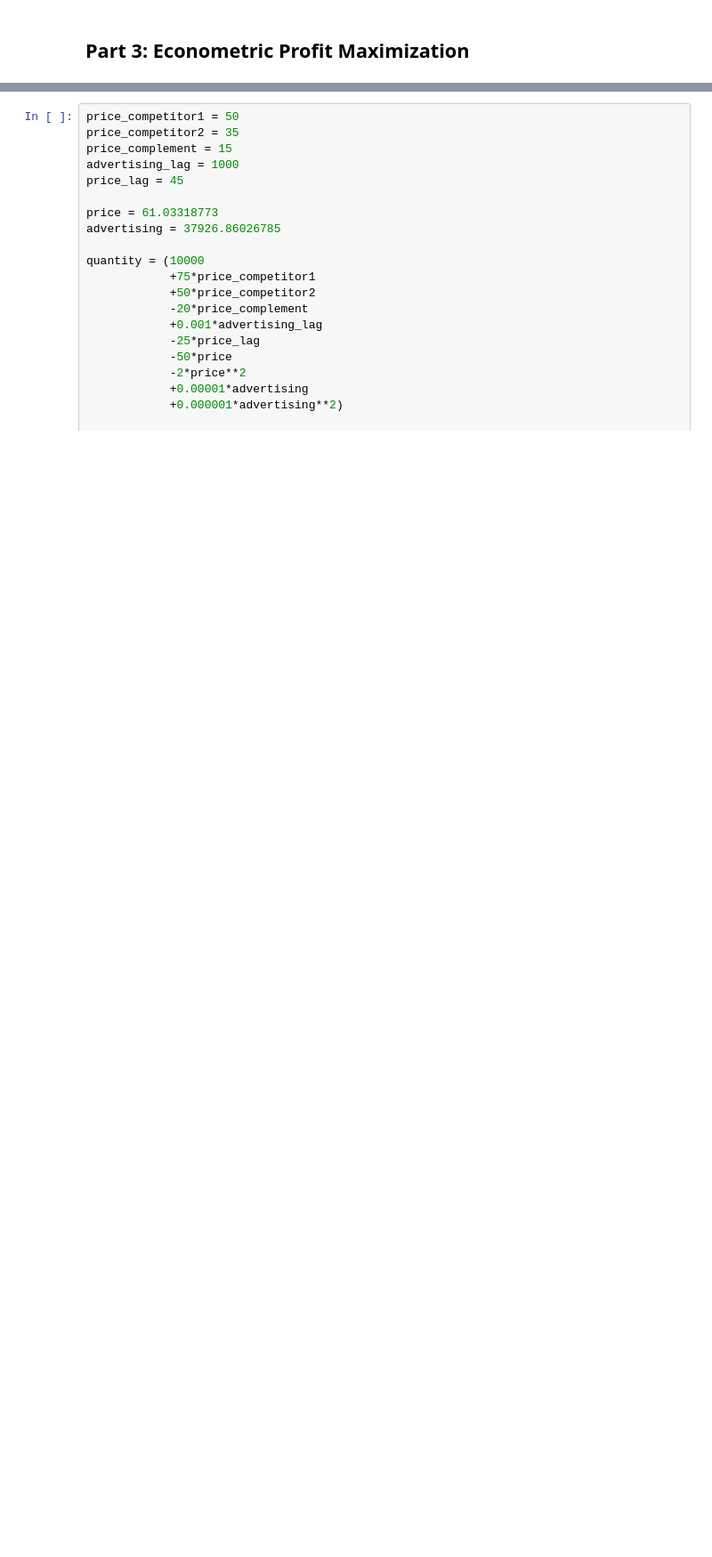
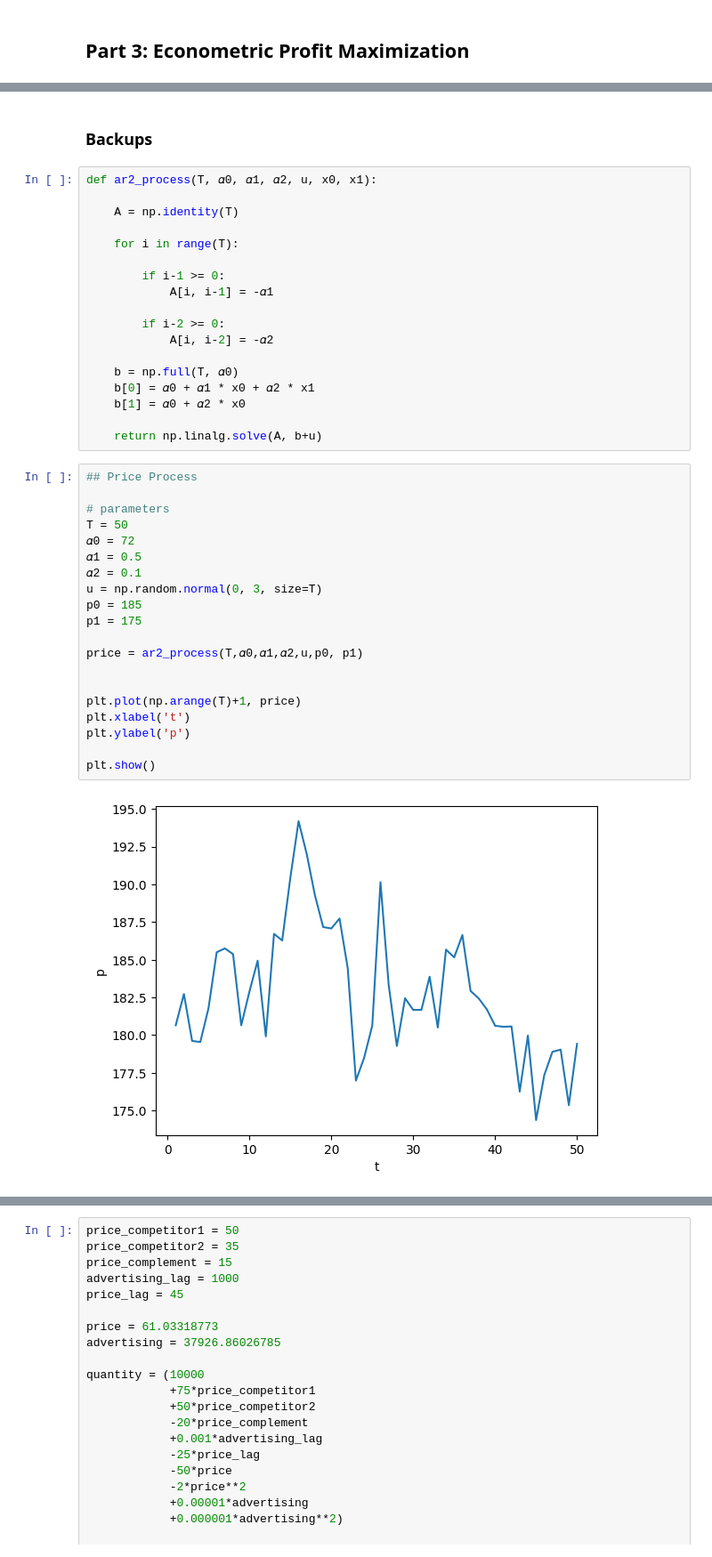
Before and after one commit to jakepenzak/blog-posts, a Jupyter notebook: Optimization/Main Driver.ipynb, the cells around one changed output, grey strips where cells are left out. Shown at 89% size. Drawn from its saved outputs; the diff is of its cells as text; blank space fills up the shorter version.

```diff
--- a/Optimization/Main Driver.ipynb
+++ b/Optimization/Main Driver.ipynb
@@ -267,0 +473,42 @@ Convergence Achieved (4 iterations): Solution = {digital_advertising: 69512.4158
+# %% [markdown]
+### Backups
+# %%
+def ar2_process(T, 𝛼0, 𝛼1, 𝛼2, u, x0, x1):
+
+    A = np.identity(T)
+
+    for i in range(T):
+
+        if i-1 >= 0:
+            A[i, i-1] = -𝛼1
+
+        if i-2 >= 0:
+            A[i, i-2] = -𝛼2
+
+    b = np.full(T, 𝛼0)
+    b[0] = 𝛼0 + 𝛼1 * x0 + 𝛼2 * x1
+    b[1] = 𝛼0 + 𝛼2 * x0
+
+    return np.linalg.solve(A, b+u)
+# %%
+## Price Process
+
+# parameters
+T = 50
+𝛼0 = 72
+𝛼1 = 0.5
+𝛼2 = 0.1
+u = np.random.normal(0, 3, size=T)
+p0 = 185
+p1 = 175
+
+price = ar2_process(T,𝛼0,𝛼1,𝛼2,u,p0, p1)
+
+
+plt.plot(np.arange(T)+1, price)
+plt.xlabel('t')
+plt.ylabel('p')
+
+plt.show()
+# %% [output]
+[figure, added]
```
Also changed, not shown: parts of 24 cells of this notebook.
